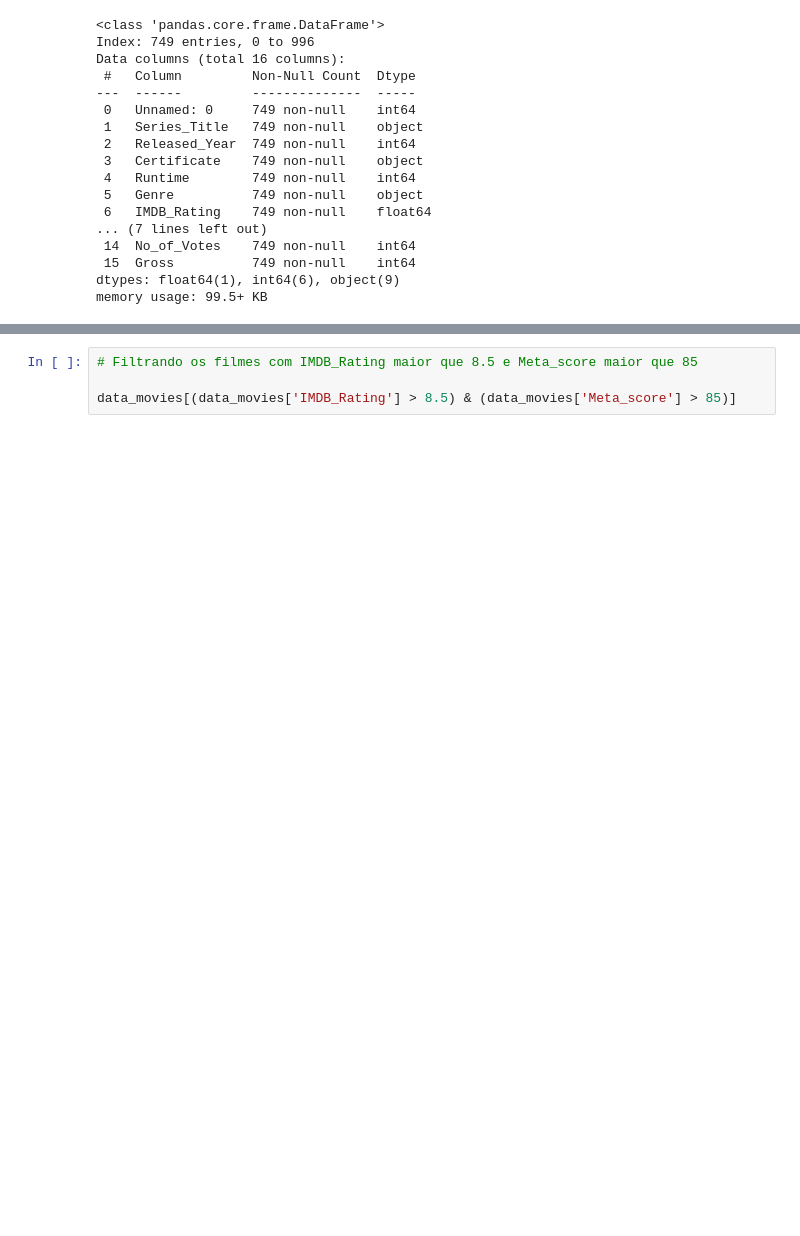
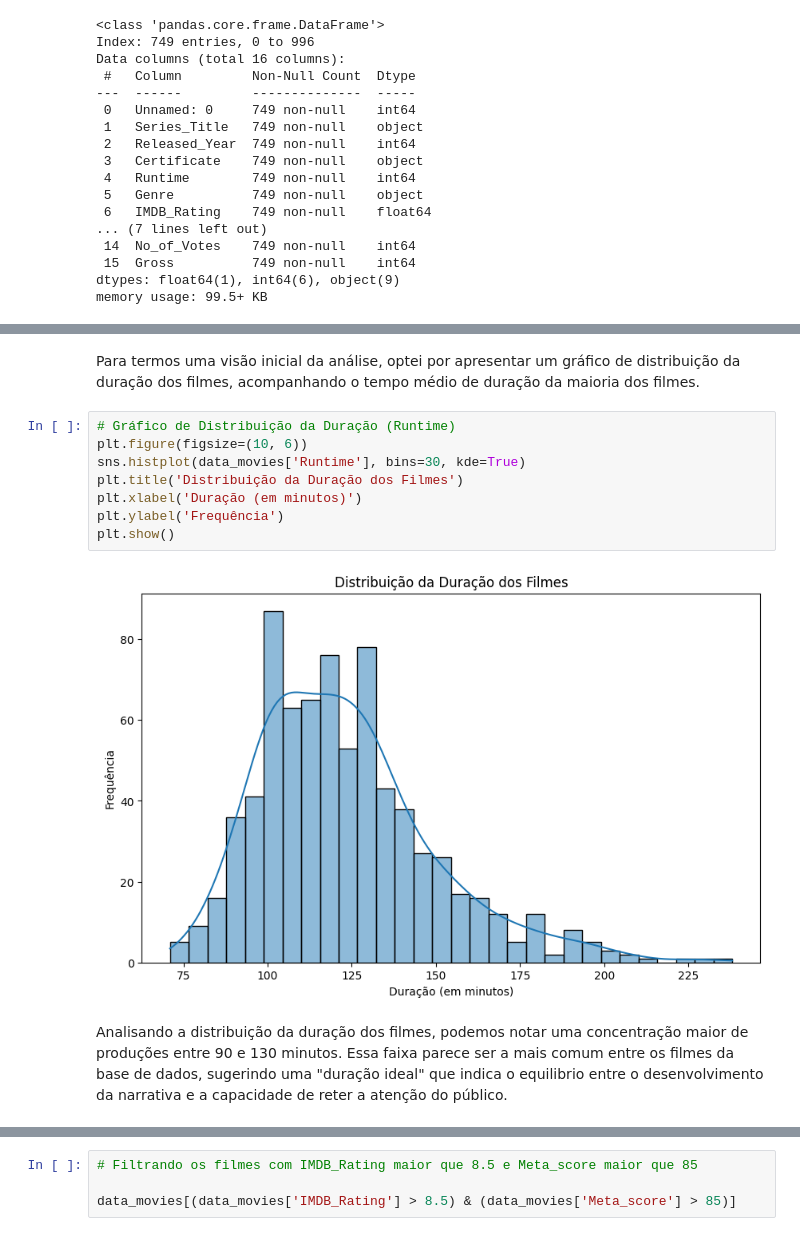
Before and after one commit to ThaisApdaCardoso/LH_CD_ThaisCardoso, a Jupyter notebook: LH_CD_ThaisCardoso.ipynb, the cells around one changed output, grey strips where cells are left out. Drawn from its saved outputs; the diff is of its cells as text; blank space fills up the shorter version.

```diff
--- a/LH_CD_ThaisCardoso.ipynb
+++ b/LH_CD_ThaisCardoso.ipynb
@@ -132,3 +142,17 @@ Com os dados limpos, agora é hora de responder às perguntas do estúdio PProdu
+# %% [markdown]
+Para termos uma visão inicial da análise, optei por apresentar um gráfico de distribuição da duração dos filmes, acompanhando o tempo médio de duração da maioria dos filmes.
+# %%
+# Gráfico de Distribuição da Duração (Runtime)
+plt.figure(figsize=(10, 6))
+sns.histplot(data_movies['Runtime'], bins=30, kde=True)
+plt.title('Distribuição da Duração dos Filmes')
+plt.xlabel('Duração (em minutos)')
+plt.ylabel('Frequência')
+plt.show()
+# %% [output]
+[figure, added]
+# %% [markdown]
+Analisando a distribuição da duração dos filmes, podemos notar uma concentração maior de produções entre 90 e 130 minutos. Essa faixa parece ser a mais comum entre os filmes da base de dados, sugerindo uma "duração ideal" que indica o equilibrio entre o desenvolvimento da narrativa e a capacidade de reter a atenção do público.
 # %% [markdown]
 ### Qual filme você recomendaria para uma pessoa que você não conhece?
 
```
Also changed, not shown: parts of 17 cells of this notebook.
